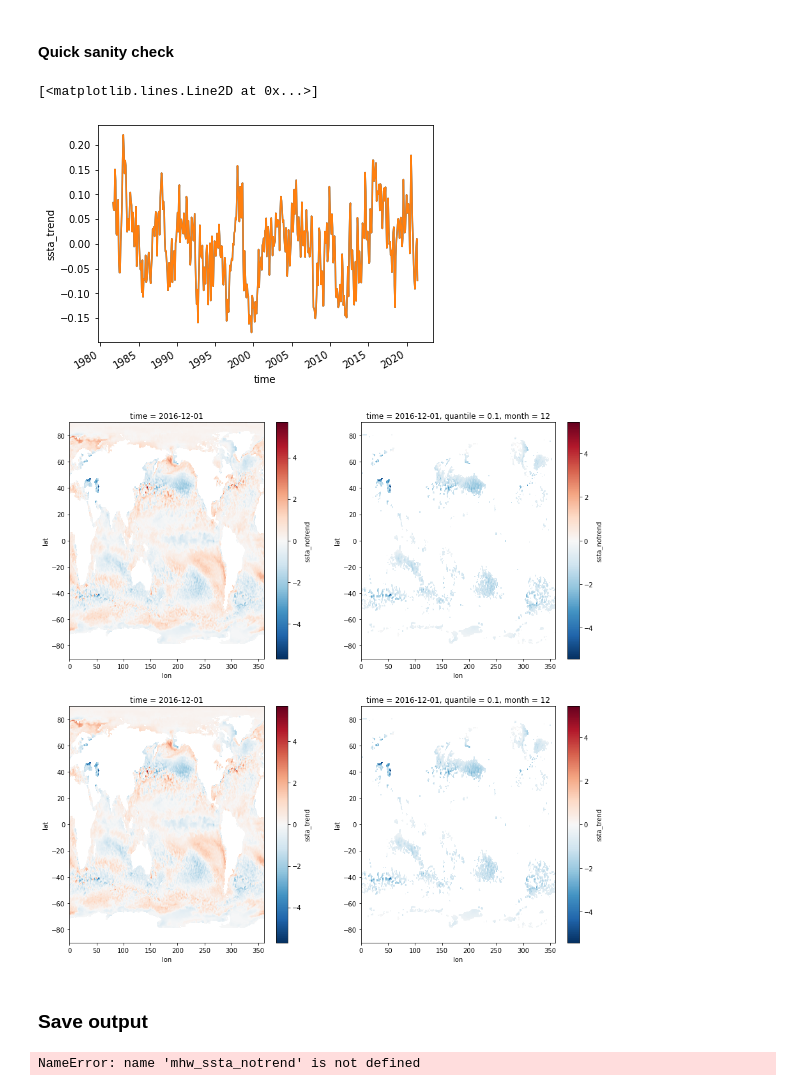
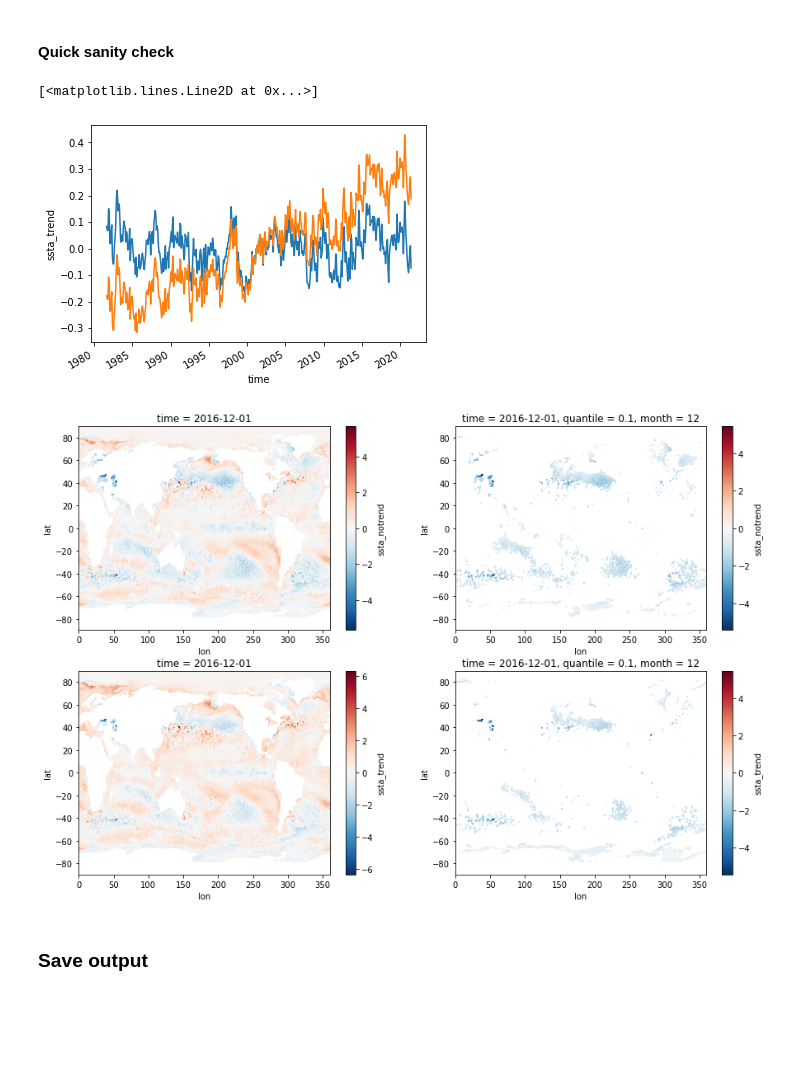
Before and after one commit to ocetrac/marine-cold-spells, a Jupyter notebook: 01_define_extremes.ipynb, the cells around one changed output. Saved outputs shown, nothing was run; the diff lists cells and outputs as text; code cells hidden in the pictures; blank space fills up the shorter version.

```diff
--- a/01_define_extremes.ipynb
+++ b/01_define_extremes.ipynb
@@ -12,7 +12,7 @@ import matplotlib.pyplot as plt
 - preprocessed monthly averaged and optionally detrended OISST v2.1 data.
 # %%
 file_path_list = ('/burg/abernathey/users/hillary/oisst_v21/preprocessed_OISSTv21.nc')
-ds = xr.open_mfdataset(file_path_list)
+ds = xr.open_dataset(file_path_list)
 ds
 # %% [output]
 <xarray.Dataset> Dimensions: (lat: 720, lon: 1440, time: 478) Coordinates: * time (time) datetime64[ns] 1981-09-01 1981-10-01 ... 2021-06-01 * lat (lat) float32 -89.88 -89.62 -89.38 ... 89.38 89.62 89 ...
@@ -98,15 +98,15 @@ ds.ssta_notrend.mean(('lat','lon')).plot()
 ds.ssta_trend.mean(('lat','lon')).plot()
 # %% [output]
 [<matplotlib.lines.Line2D at 0x...>]
-[figure, old version]
+[figure, new version]
 # %%
-fig, ax = plt.subplots(2,2,figsize=(15,15))
+fig, ax = plt.subplots(2,2,figsize=(15,10))
 ds.ssta_notrend.sel(time=('2016-12-01')).plot(ax=ax[0][0])
 mcs_ssta_notrend.sel(time=('2016-12-01')).plot(ax=ax[0][1])
 ds.ssta_trend.sel(time=('2016-12-01')).plot(ax=ax[1][0])
 mcs_ssta_trend.sel(time=('2016-12-01')).plot(ax=ax[1][1]);
 # %% [output]
-[figure, old version]
+[figure, new version]
 # %% [markdown]
 ### Save output
 # %%
@@ -136,5 +136,3 @@ ds_new = xr.Dataset(
 )
 
 ds_new.to_netcdf(path+'negative_extremes_OISSTv21.nc', mode='w')
-# %% [output]
-NameError: name 'mhw_ssta_notrend' is not defined
```
Also changed, not shown: 1 other file.
